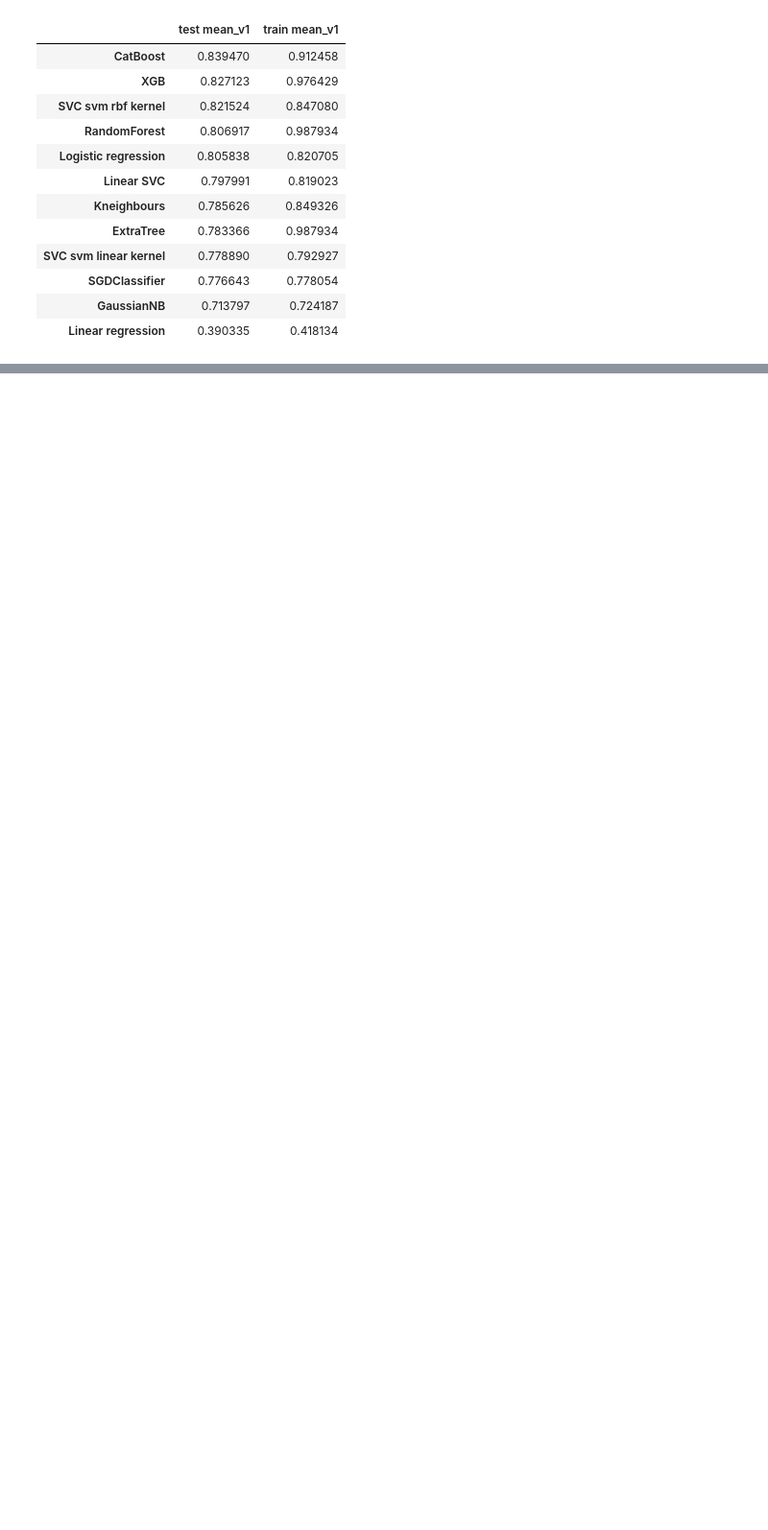
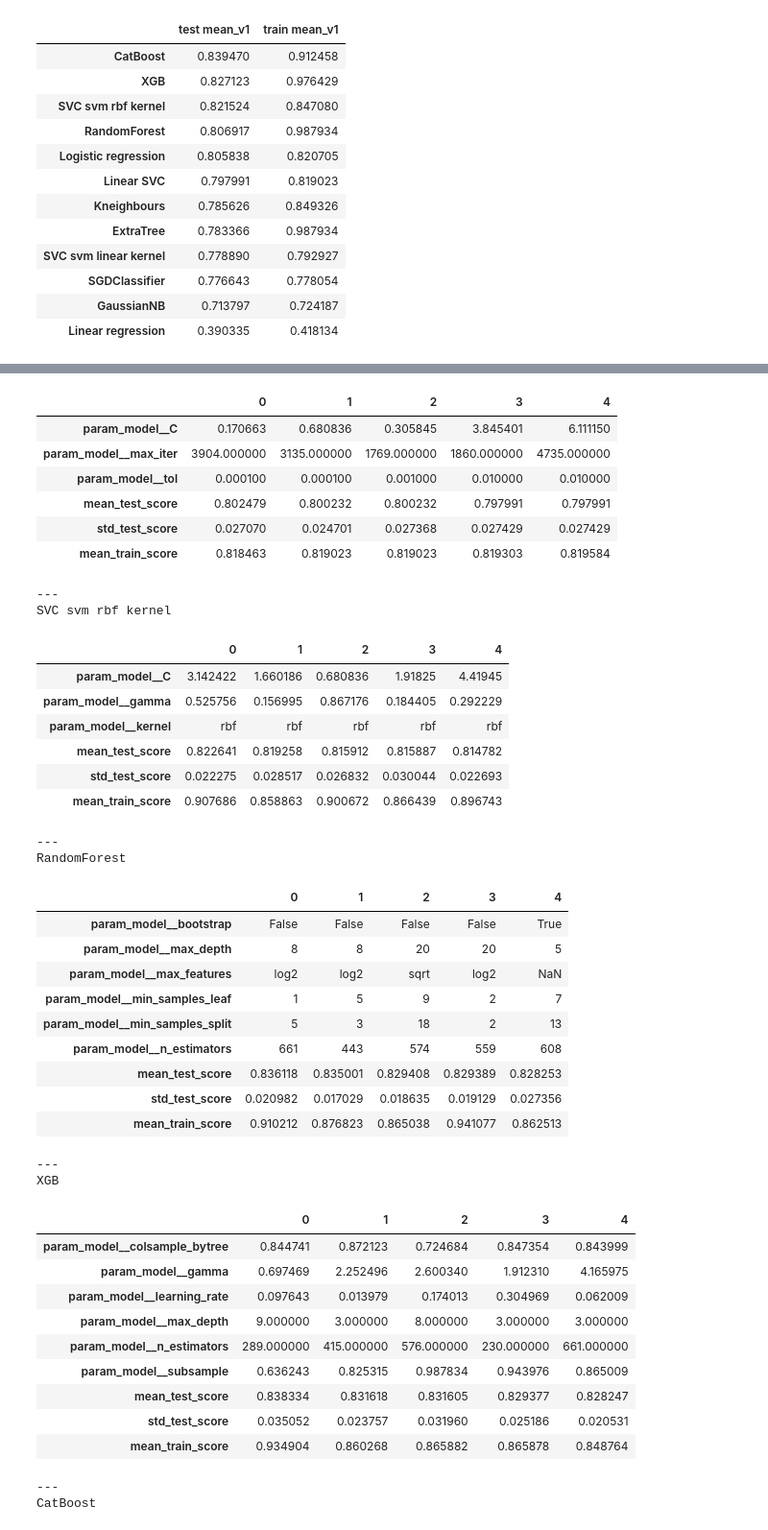
Before and after one commit to lopez-davcio/learning-journal, a Jupyter notebook: titanic-classification/titanic-analysis.ipynb, the cells around one changed output, grey strips where cells are left out. Shown at 96% size. Cells and saved outputs as stored; diff of their text form; code cells hidden in the pictures; blank space fills up the shorter version.

Commit message:
tune hyperparameters via RandomizedSearchCV and identify top performers

```diff
--- a/titanic-classification/titanic-analysis.ipynb
+++ b/titanic-classification/titanic-analysis.ipynb
@@ -776,0 +871,13 @@ models_rank.sort_values(by='test mean_v1', ascending=False)
+# %%
+# inspect cv results sorted by mean test score, drop unnecessary information
+columns_to_drop = ['params', 'mean_fit_time', 'std_fit_time', 'mean_score_time', 'std_score_time', 'split0_test_score', 'split1_test_score', 'split2_test_score', 'split3_test_score', 'split4_test_score', 'split0_train_score',	'split1_train_score', 'split2_train_score', 'split3_train_score', 'split4_train_score', 'std_train_score', 'rank_test_score']
+
+for key, value in random_search_results_dict.items():
+    print('---')
+    print(key)
+    df = (pd.DataFrame(value)
+          .sort_values(by='rank_test_score')
+          .drop(columns=columns_to_drop)
+          [:5].reset_index(drop=True).T)
+    display(df)
+# %% [output]
@@ -776,0 +895,42 @@ models_rank.sort_values(by='test mean_v1', ascending=False)
+|  | 0 | 1 | 2 | 3 | 4 |
+| param_model__C | 0.170663 | 0.680836 | 0.305845 | 3.845401 | 6.111150 |
+| param_model__max_iter | 3904.000000 | 3135.000000 | 1769.000000 | 1860.000000 | 4735.000000 |
+| param_model__tol | 0.000100 | 0.000100 | 0.001000 | 0.010000 | 0.010000 |
+| mean_test_score | 0.802479 | 0.800232 | 0.800232 | 0.797991 | 0.797991 |
+| std_test_score | 0.027070 | 0.024701 | 0.027368 | 0.027429 | 0.027429 |
+| mean_train_score | 0.818463 | 0.819023 | 0.819023 | 0.819303 | 0.819584 |
+---
+SVC svm rbf kernel
+|  | 0 | 1 | 2 | 3 | 4 |
+| param_model__C | 3.142422 | 1.660186 | 0.680836 | 1.91825 | 4.41945 |
+| param_model__gamma | 0.525756 | 0.156995 | 0.867176 | 0.184405 | 0.292229 |
+| param_model__kernel | rbf | rbf | rbf | rbf | rbf |
+| mean_test_score | 0.822641 | 0.819258 | 0.815912 | 0.815887 | 0.814782 |
+| std_test_score | 0.022275 | 0.028517 | 0.026832 | 0.030044 | 0.022693 |
+| mean_train_score | 0.907686 | 0.858863 | 0.900672 | 0.866439 | 0.896743 |
+---
+RandomForest
+|  | 0 | 1 | 2 | 3 | 4 |
+| param_model__bootstrap | False | False | False | False | True |
+| param_model__max_depth | 8 | 8 | 20 | 20 | 5 |
+| param_model__max_features | log2 | log2 | sqrt | log2 | NaN |
+| param_model__min_samples_leaf | 1 | 5 | 9 | 2 | 7 |
+| param_model__min_samples_split | 5 | 3 | 18 | 2 | 13 |
+| param_model__n_estimators | 661 | 443 | 574 | 559 | 608 |
+| mean_test_score | 0.836118 | 0.835001 | 0.829408 | 0.829389 | 0.828253 |
+| std_test_score | 0.020982 | 0.017029 | 0.018635 | 0.019129 | 0.027356 |
+| mean_train_score | 0.910212 | 0.876823 | 0.865038 | 0.941077 | 0.862513 |
+---
+XGB
+|  | 0 | 1 | 2 | 3 | 4 |
+| param_model__colsample_bytree | 0.844741 | 0.872123 | 0.724684 | 0.847354 | 0.843999 |
+| param_model__gamma | 0.697469 | 2.252496 | 2.600340 | 1.912310 | 4.165975 |
+| param_model__learning_rate | 0.097643 | 0.013979 | 0.174013 | 0.304969 | 0.062009 |
+| param_model__max_depth | 9.000000 | 3.000000 | 8.000000 | 3.000000 | 3.000000 |
+| param_model__n_estimators | 289.000000 | 415.000000 | 576.000000 | 230.000000 | 661.000000 |
+| param_model__subsample | 0.636243 | 0.825315 | 0.987834 | 0.943976 | 0.865009 |
+| mean_test_score | 0.838334 | 0.831618 | 0.831605 | 0.829377 | 0.828247 |
+| std_test_score | 0.035052 | 0.023757 | 0.031960 | 0.025186 | 0.020531 |
+| mean_train_score | 0.934904 | 0.860268 | 0.865882 | 0.865878 | 0.848764 |
+---
+CatBoost
```
Also changed, not shown: parts of 8 cells of this notebook.
